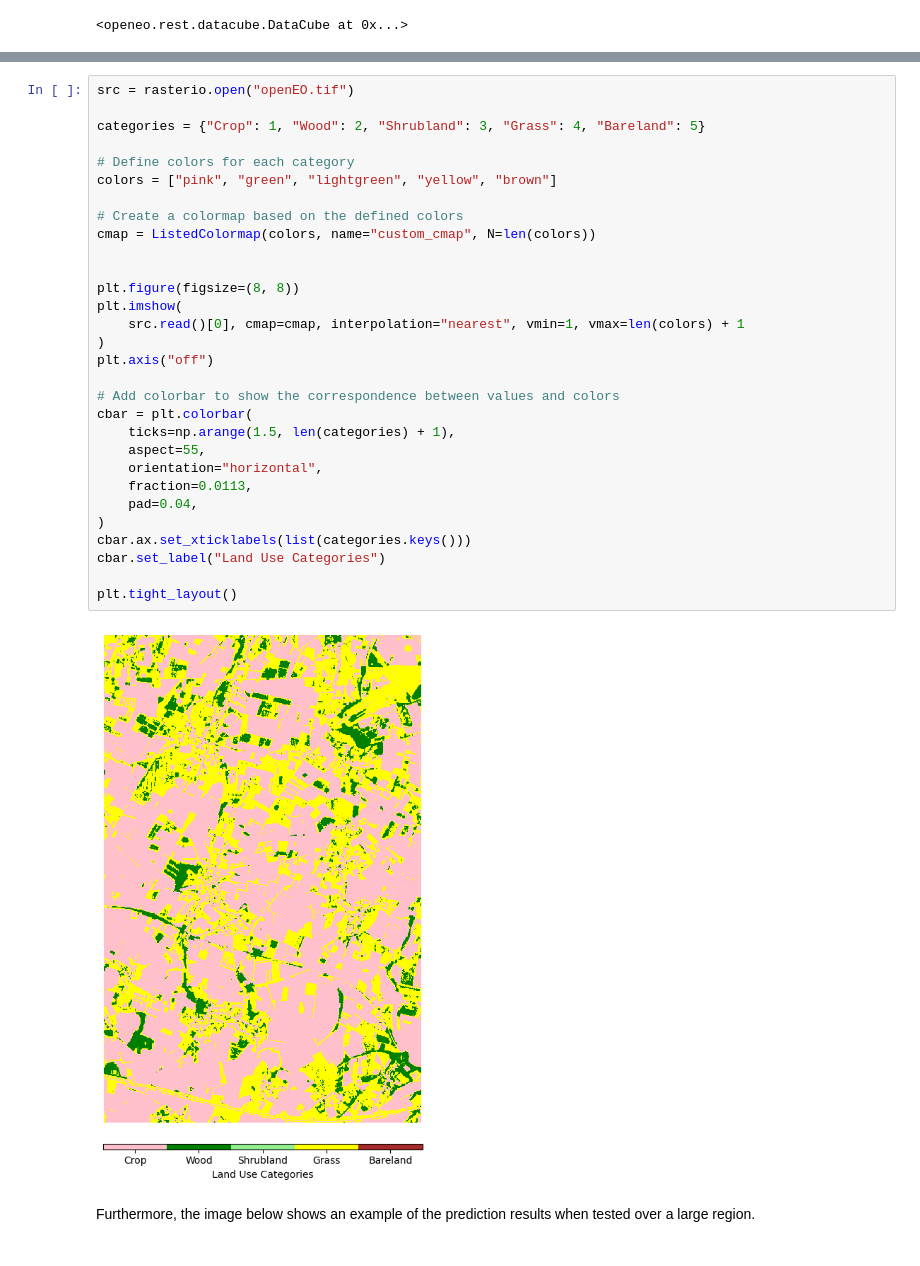
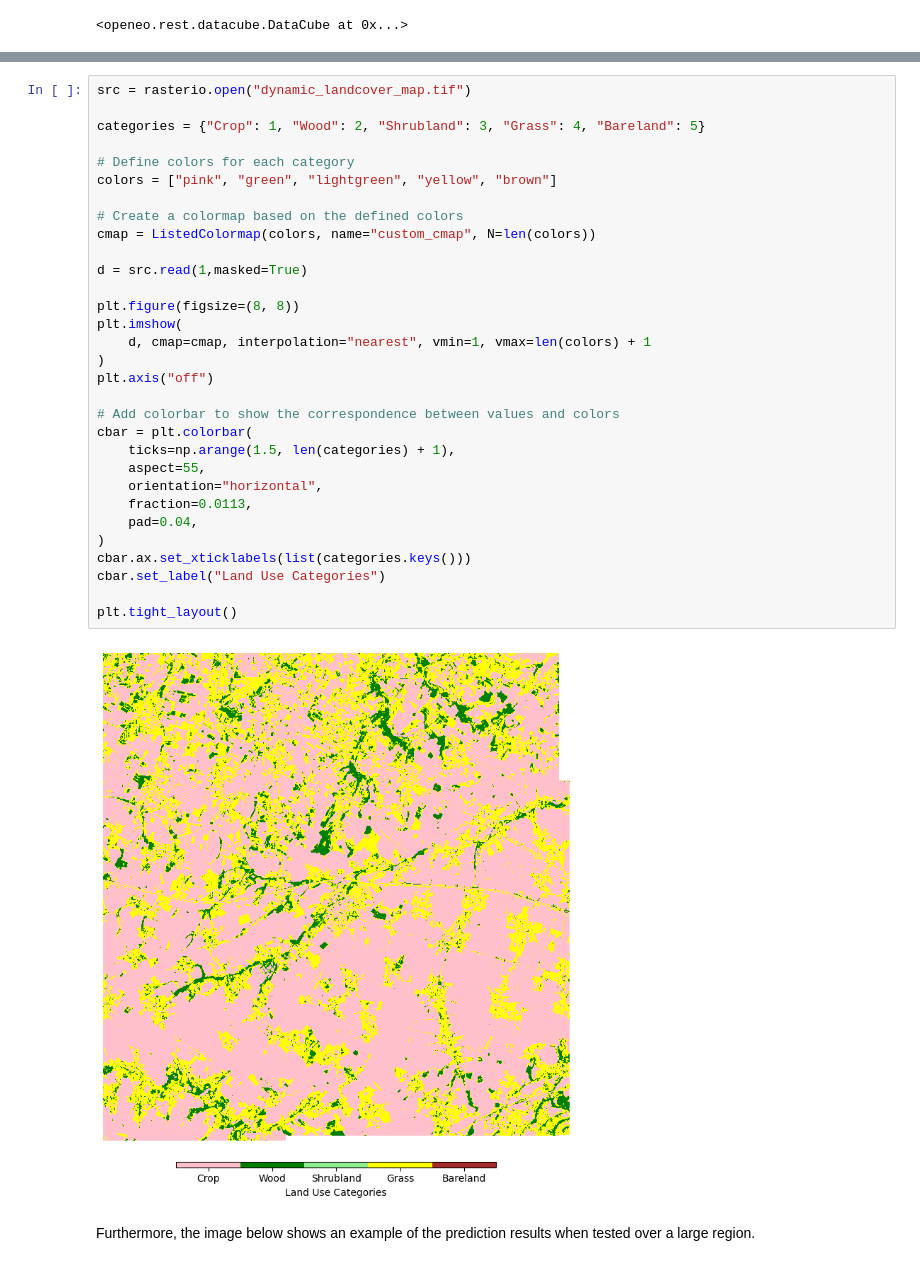
Before and after one commit to Open-EO/openeo-community-examples, a Jupyter notebook: python/DynamicLandCoverMapping/Dynamic land cover mapping.ipynb, the cells around one changed output, grey strips where cells are left out. Saved outputs shown, nothing was run; the diff lists cells and outputs as text.

Commit message:
Dynamic landcover: cleanup & improve (#66)
* updates

* remove old references from dynamic landcover

```diff
--- a/python/DynamicLandCoverMapping/Dynamic land cover mapping.ipynb
+++ b/python/DynamicLandCoverMapping/Dynamic land cover mapping.ipynb
@@ -491,35 +504,36 @@ inf_job.get_results().download_files()
 # %%
-src = rasterio.open("openEO.tif")
+src = rasterio.open("dynamic_landcover_map.tif")
 
 categories = {"Crop": 1, "Wood": 2, "Shrubland": 3, "Grass": 4, "Bareland": 5}
 
 # Define colors for each category
 colors = ["pink", "green", "lightgreen", "yellow", "brown"]
 
 # Create a colormap based on the defined colors
 cmap = ListedColormap(colors, name="custom_cmap", N=len(colors))
 
+d = src.read(1,masked=True)
 
 plt.figure(figsize=(8, 8))
 plt.imshow(
-    src.read()[0], cmap=cmap, interpolation="nearest", vmin=1, vmax=len(colors) + 1
+    d, cmap=cmap, interpolation="nearest", vmin=1, vmax=len(colors) + 1
 )
 plt.axis("off")
 
 # Add colorbar to show the correspondence between values and colors
 cbar = plt.colorbar(
     ticks=np.arange(1.5, len(categories) + 1),
     aspect=55,
     orientation="horizontal",
     fraction=0.0113,
     pad=0.04,
 )
 cbar.ax.set_xticklabels(list(categories.keys()))
 cbar.set_label("Land Use Categories")
 
 plt.tight_layout()
 # %% [output]
-[figure, old version]
+[figure, new version]
 # %% [markdown]
 Furthermore, the image below shows an example of the prediction results when tested over a large region.
 # %% [markdown]
```
Also changed, not shown: parts of 18 cells of this notebook.
